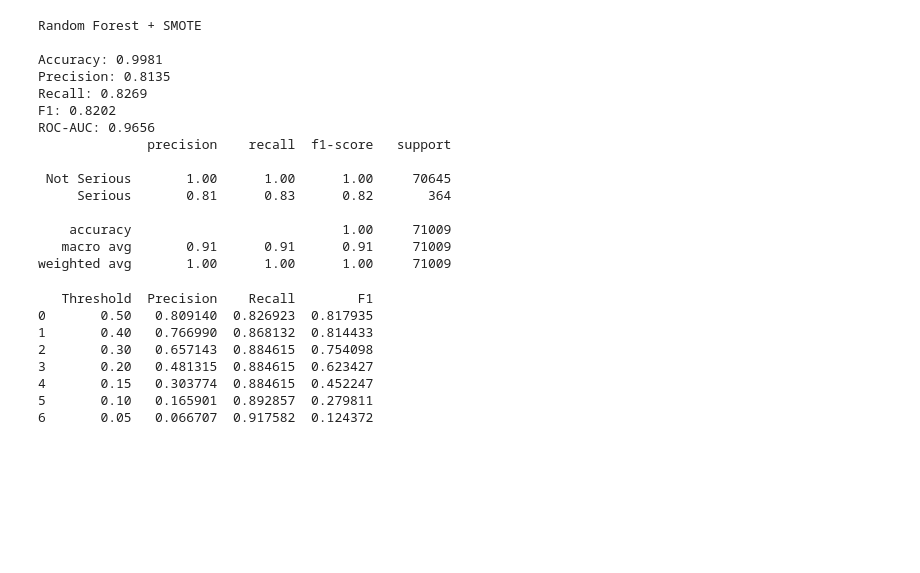
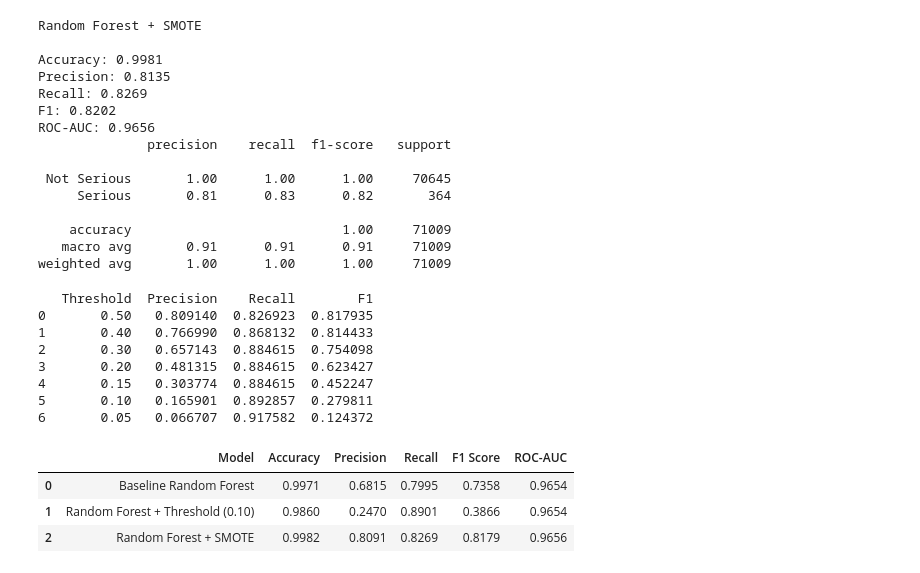
Before and after one commit to gianellarobles/ML_Finance_Project, a Jupyter notebook: code.ipynb, the cells around one changed output. Drawn from its saved outputs; the diff is of its cells as text; code cells hidden in the pictures; blank space fills up the shorter version.

```diff
--- a/code.ipynb
+++ b/code.ipynb
@@ -1536,3 +1536,45 @@ print(results_df)
 4       0.15   0.303774  0.884615  0.452247
 5       0.10   0.165901  0.892857  0.279811
 6       0.05   0.066707  0.917582  0.124372
+# %%
+comparison = pd.DataFrame({
+    "Model": [
+        "Baseline Random Forest",
+        "Random Forest + Threshold (0.10)",
+        "Random Forest + SMOTE"
+    ],
+    "Accuracy": [
+        0.9971,
+        0.9860,
+        0.9982
+    ],
+    "Precision": [
+        0.6815,
+        0.2470,
+        0.8091
+    ],
+    "Recall": [
+        0.7995,
+        0.8901,
+        0.8269
+    ],
+    "F1 Score": [
+        0.7358,
+        0.3866,
+        0.8179
+    ],
+    "ROC-AUC": [
+        0.9654,
+        0.9654,
+        0.9656
+    ]
+})
+
+comparison = comparison.round(4)
+
+comparison
+# %% [output]
+|  | Model | Accuracy | Precision | Recall | F1 Score | ROC-AUC |
+| 0 | Baseline Random Forest | 0.9971 | 0.6815 | 0.7995 | 0.7358 | 0.9654 |
+| 1 | Random Forest + Threshold (0.10) | 0.9860 | 0.2470 | 0.8901 | 0.3866 | 0.9654 |
+| 2 | Random Forest + SMOTE | 0.9982 | 0.8091 | 0.8269 | 0.8179 | 0.9656 |
```
